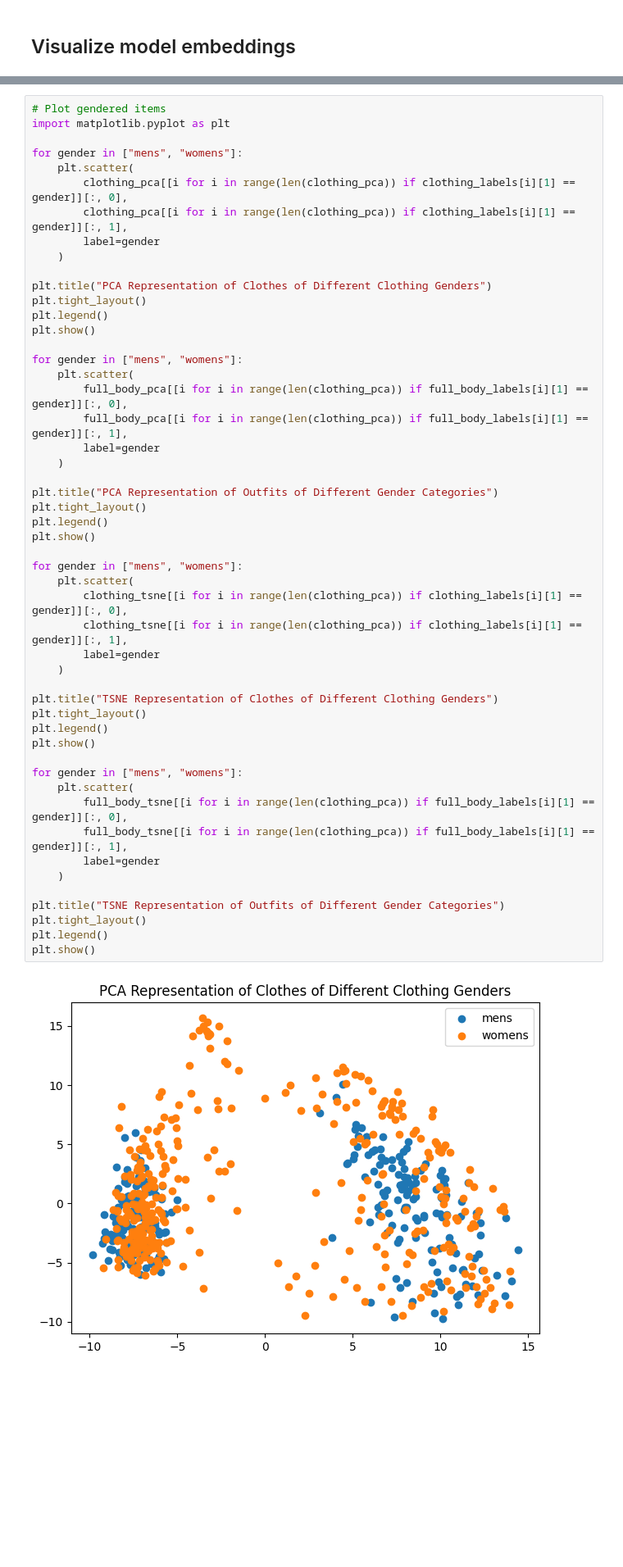
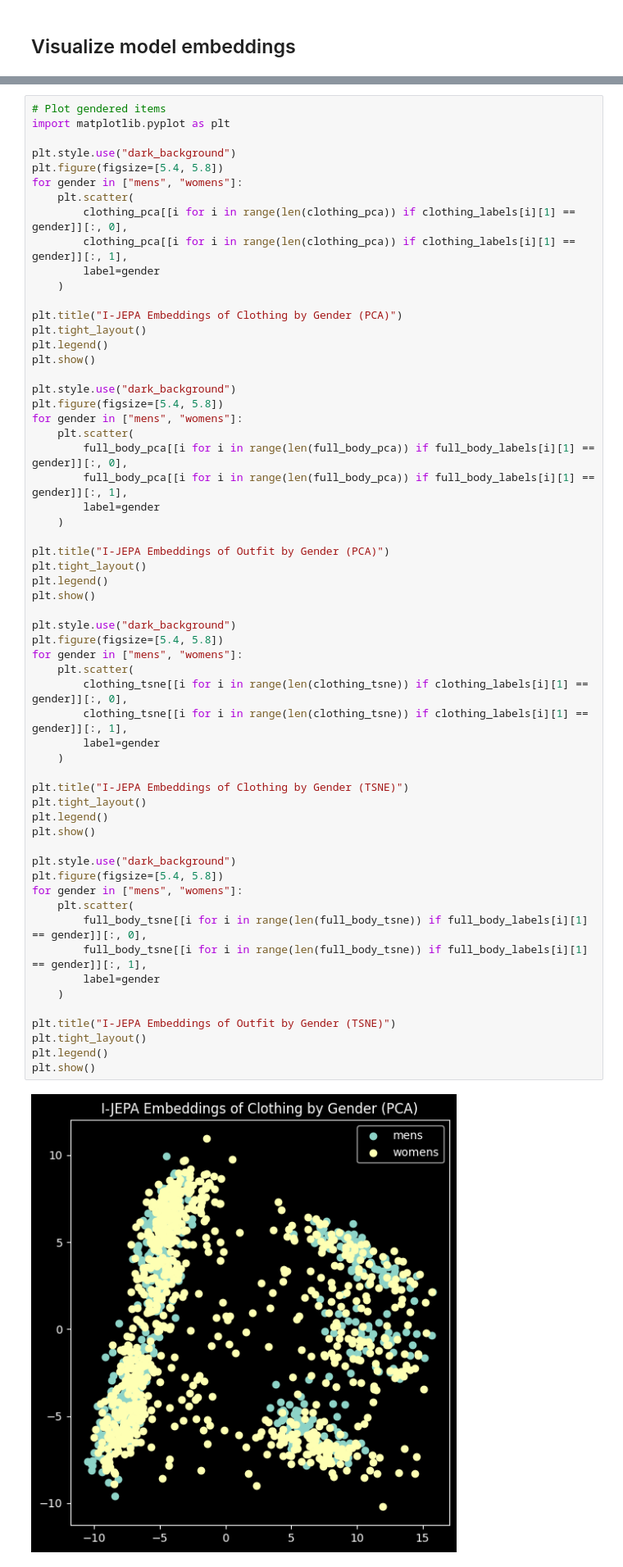
Before and after one commit to ianjwhitehouse/outfit-recomender, a Jupyter notebook: I-JEPA.ipynb, the cells around one changed output, grey strips where cells are left out. Shown at 82% size. Saved outputs shown, nothing was run; the diff lists cells and outputs as text; blank space fills up the shorter version.

Commit message:
Finalized project graphics

```diff
--- a/I-JEPA.ipynb
+++ b/I-JEPA.ipynb
@@ -131,6 +196,8 @@ full_body_tsne = TSNE().fit_transform(full_body_embed)
 # Plot gendered items
 import matplotlib.pyplot as plt
 
+plt.style.use("dark_background")
+plt.figure(figsize=[5.4, 5.8])
 for gender in ["mens", "womens"]:
     plt.scatter(
         clothing_pca[[i for i in range(len(clothing_pca)) if clothing_labels[i][1] == gender]][:, 0],
@@ -138,45 +205,51 @@ for gender in ["mens", "womens"]:
         label=gender
     )
 
-plt.title("PCA Representation of Clothes of Different Clothing Genders")
+plt.title("I-JEPA Embeddings of Clothing by Gender (PCA)")
 plt.tight_layout()
 plt.legend()
 plt.show()
 
+plt.style.use("dark_background")
+plt.figure(figsize=[5.4, 5.8])
 for gender in ["mens", "womens"]:
     plt.scatter(
-        full_body_pca[[i for i in range(len(clothing_pca)) if full_body_labels[i][1] == gender]][:, 0],
-        full_body_pca[[i for i in range(len(clothing_pca)) if full_body_labels[i][1] == gender]][:, 1],
+        full_body_pca[[i for i in range(len(full_body_pca)) if full_body_labels[i][1] == gender]][:, 0],
+        full_body_pca[[i for i in range(len(full_body_pca)) if full_body_labels[i][1] == gender]][:, 1],
         label=gender
     )
 
-plt.title("PCA Representation of Outfits of Different Gender Categories")
+plt.title("I-JEPA Embeddings of Outfit by Gender (PCA)")
 plt.tight_layout()
 plt.legend()
 plt.show()
 
+plt.style.use("dark_background")
+plt.figure(figsize=[5.4, 5.8])
 for gender in ["mens", "womens"]:
     plt.scatter(
-        clothing_tsne[[i for i in range(len(clothing_pca)) if clothing_labels[i][1] == gender]][:, 0],
-        clothing_tsne[[i for i in range(len(clothing_pca)) if clothing_labels[i][1] == gender]][:, 1],
+        clothing_tsne[[i for i in range(len(clothing_tsne)) if clothing_labels[i][1] == gender]][:, 0],
+        clothing_tsne[[i for i in range(len(clothing_tsne)) if clothing_labels[i][1] == gender]][:, 1],
         label=gender
     )
 
-plt.title("TSNE Representation of Clothes of Different Clothing Genders")
+plt.title("I-JEPA Embeddings of Clothing by Gender (TSNE)")
 plt.tight_layout()
 plt.legend()
 plt.show()
 
+plt.style.use("dark_background")
+plt.figure(figsize=[5.4, 5.8])
 for gender in ["mens", "womens"]:
     plt.scatter(
-        full_body_tsne[[i for i in range(len(clothing_pca)) if full_body_labels[i][1] == gender]][:, 0],
-        full_body_tsne[[i for i in range(len(clothing_pca)) if full_body_labels[i][1] == gender]][:, 1],
+        full_body_tsne[[i for i in range(len(full_body_tsne)) if full_body_labels[i][1] == gender]][:, 0],
+        full_body_tsne[[i for i in range(len(full_body_tsne)) if full_body_labels[i][1] == gender]][:, 1],
         label=gender
     )
 
-plt.title("TSNE Representation of Outfits of Different Gender Categories")
+plt.title("I-JEPA Embeddings of Outfit by Gender (TSNE)")
 plt.tight_layout()
 plt.legend()
 plt.show()
 # %% [output]
-[figure, old version]
+[figure, new version]
```
Also changed, not shown: parts of 14 cells of this notebook, 3 other files.
